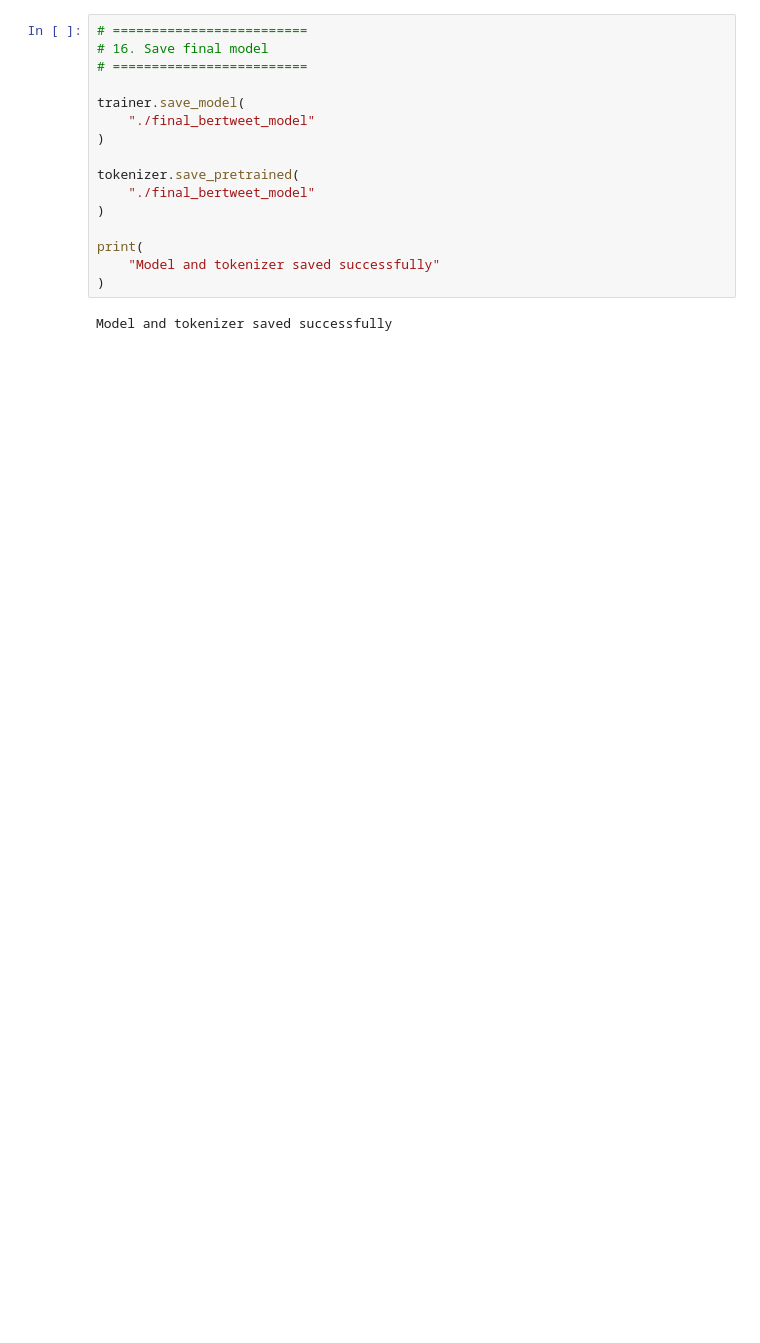
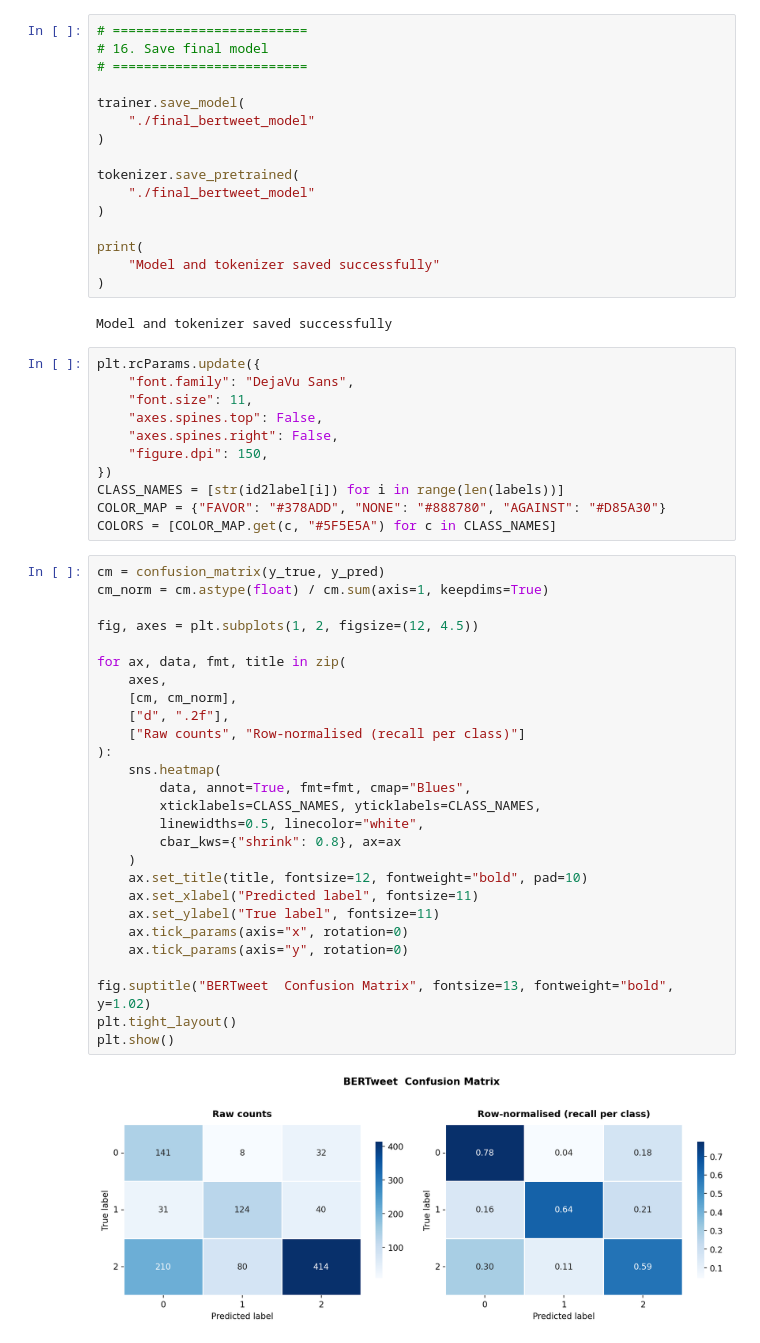
Before and after one commit to Shifali1094/stance-detection, a Jupyter notebook: notebooks/bertweet_experiments.ipynb, the cells around one changed output. Saved outputs shown, nothing was run; the diff lists cells and outputs as text; blank space fills up the shorter version.

```diff
--- a/notebooks/bertweet_experiments.ipynb
+++ b/notebooks/bertweet_experiments.ipynb
@@ -452,3 +455,43 @@ print(
 )
 # %% [output]
 Model and tokenizer saved successfully
+# %%
+plt.rcParams.update({
+    "font.family": "DejaVu Sans",
+    "font.size": 11,
+    "axes.spines.top": False,
+    "axes.spines.right": False,
+    "figure.dpi": 150,
+})
+CLASS_NAMES = [str(id2label[i]) for i in range(len(labels))]
+COLOR_MAP = {"FAVOR": "#378ADD", "NONE": "#888780", "AGAINST": "#D85A30"}
+COLORS = [COLOR_MAP.get(c, "#5F5E5A") for c in CLASS_NAMES]
+# %%
+cm = confusion_matrix(y_true, y_pred)
+cm_norm = cm.astype(float) / cm.sum(axis=1, keepdims=True)
+
+fig, axes = plt.subplots(1, 2, figsize=(12, 4.5))
+
+for ax, data, fmt, title in zip(
+    axes,
+    [cm, cm_norm],
+    ["d", ".2f"],
+    ["Raw counts", "Row-normalised (recall per class)"]
+):
+    sns.heatmap(
+        data, annot=True, fmt=fmt, cmap="Blues",
+        xticklabels=CLASS_NAMES, yticklabels=CLASS_NAMES,
+        linewidths=0.5, linecolor="white",
+        cbar_kws={"shrink": 0.8}, ax=ax
+    )
+    ax.set_title(title, fontsize=12, fontweight="bold", pad=10)
+    ax.set_xlabel("Predicted label", fontsize=11)
+    ax.set_ylabel("True label", fontsize=11)
+    ax.tick_params(axis="x", rotation=0)
+    ax.tick_params(axis="y", rotation=0)
+
+fig.suptitle("BERTweet  Confusion Matrix", fontsize=13, fontweight="bold", y=1.02)
+plt.tight_layout()
+plt.show()
+# %% [output]
+[figure, added]
```
Also changed, not shown: parts of 16 cells of this notebook, 1 other file.
